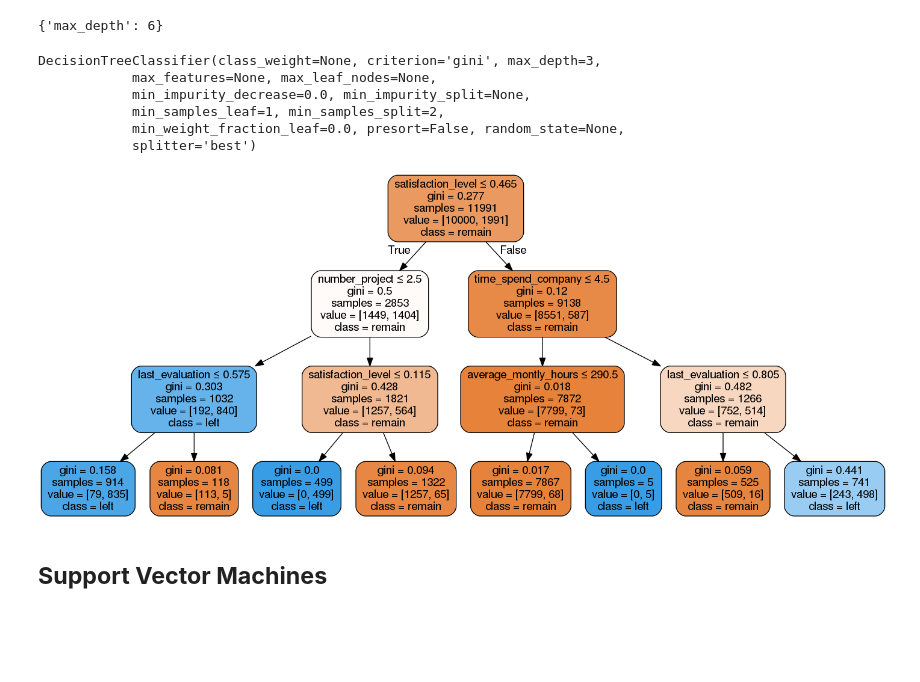
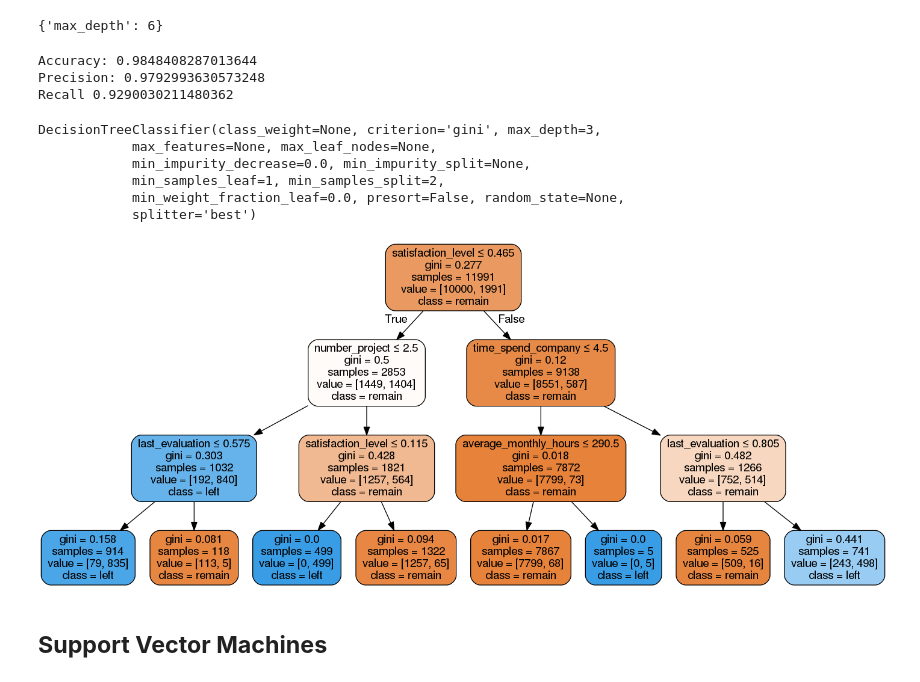
Before and after one commit to MariaGamero/TFM-ReasonsforEmployeeTurnover, a Jupyter notebook: 3.MachineLearning.ipynb, the cells around one changed output. Saved outputs shown, nothing was run; the diff lists cells and outputs as text; code cells hidden in the pictures; blank space fills up the shorter version.

Commit message:
metrics addes and GBC was included

```diff
--- a/3.MachineLearning.ipynb
+++ b/3.MachineLearning.ipynb
@@ -322,7 +310,7 @@ print (sorted(zip(map(lambda x: round(x, 4), rclf.feature_importances_), x_train
 From now on, I will use only this 5 variables and drop the less important variables out of the model
 # %%
 x=df_numeric[['satisfaction_level', 'last_evaluation', 'number_project',
-       'average_montly_hours', 'time_spend_company']]
+       'average_monthly_hours', 'time_spend_company']]
 y=df_numeric['left']
 # %%
 #Split the dataset into two parts: train and test
@@ -423,8 +405,8 @@ avg / total       0.97      0.97      0.97      3958
 from sklearn.model_selection import GridSearchCV
 # %%
-clf2= GridSearchCV(DecisionTreeClassifier(max_depth=3),
+dtc2= GridSearchCV(DecisionTreeClassifier(max_depth=3),
                   param_grid={"max_depth":np.arange(1,10)})
-clf2.fit(x,y)
+dtc2.fit(x,y)
 # %% [output]
 GridSearchCV(cv=None, error_score='raise',
        estimator=DecisionTreeClassifier(class_weight=None, criterion='gini', max_depth=3,
@@ -442,12 +424,2 @@ clf2.best_params_
 # %% [output]
 {'max_depth': 6}
-# %%
-clf=DecisionTreeClassifier(max_depth=3)
-clf.fit(x,y)
-# %% [output]
-DecisionTreeClassifier(class_weight=None, criterion='gini', max_depth=3,
-            max_features=None, max_leaf_nodes=None,
-            min_impurity_decrease=0.0, min_impurity_split=None,
-            min_samples_leaf=1, min_samples_split=2,
-            min_weight_fraction_leaf=0.0, presort=False, random_state=None,
-            splitter='best')
@@ -454,17 +429,39 @@ DecisionTreeClassifier(class_weight=None, criterion='gini', max_depth=3,
+# %%
+#calculating some metrics
+from sklearn import metrics
+
+print("Accuracy:",accuracy_score(y_test,dtc2.predict(x_test)))
+print("Precision:",metrics.precision_score(y_test,dtc2.predict(x_test)))
+print("Recall",metrics.recall_score(y_test,dtc2.predict(x_test)))
+# %% [output]
+Accuracy: 0.9848408287013644
+Precision: 0.9792993630573248
+Recall 0.9290030211480362
+# %%
+#Instead of 8, I will use 3 in order to see the tree better
+dtc=DecisionTreeClassifier(max_depth=3)
+dtc.fit(x,y)
+# %% [output]
+DecisionTreeClassifier(class_weight=None, criterion='gini', max_depth=3,
+            max_features=None, max_leaf_nodes=None,
+            min_impurity_decrease=0.0, min_impurity_split=None,
+            min_samples_leaf=1, min_samples_split=2,
+            min_weight_fraction_leaf=0.0, presort=False, random_state=None,
+            splitter='best')
 # %%
 from IPython.display import Image
 from sklearn import tree
 import pydotplus
 # %%
-dot_data = tree.export_graphviz(clf, out_file=None,
+dot_data = tree.export_graphviz(dtc, out_file=None,
                      feature_names=x_test.columns.tolist(),
                      class_names=['remain', 'left'],
                      filled=True, rounded=True,
                      special_characters=True)
 graph = pydotplus.graph_from_dot_data(dot_data)
 Image(graph.create_png())
 # %% [output]
-[figure, old version]
+[figure, new version]
 # %% [markdown]
 ## __Support Vector Machines__
 # %%
```
Also changed, not shown: parts of 52 cells of this notebook.
